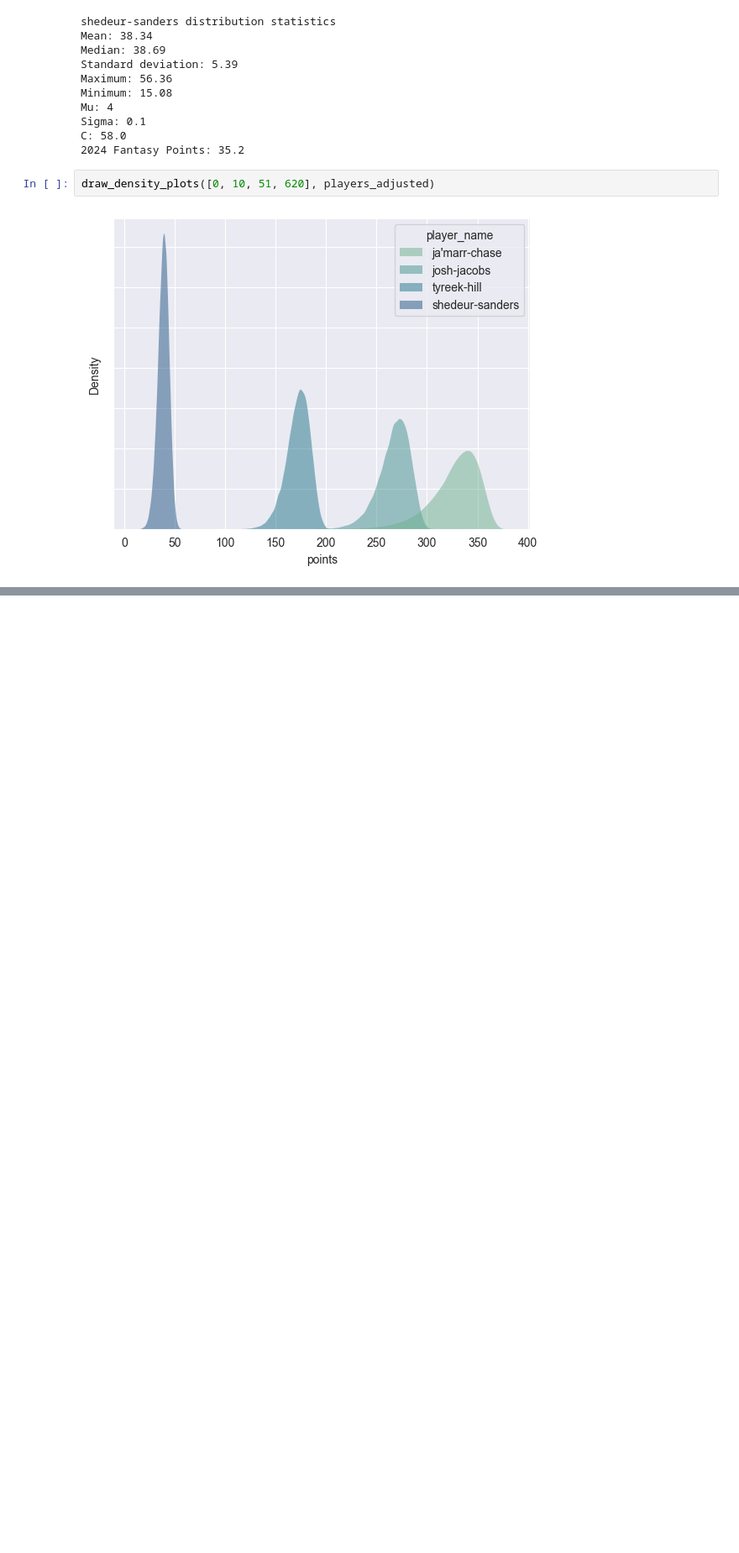
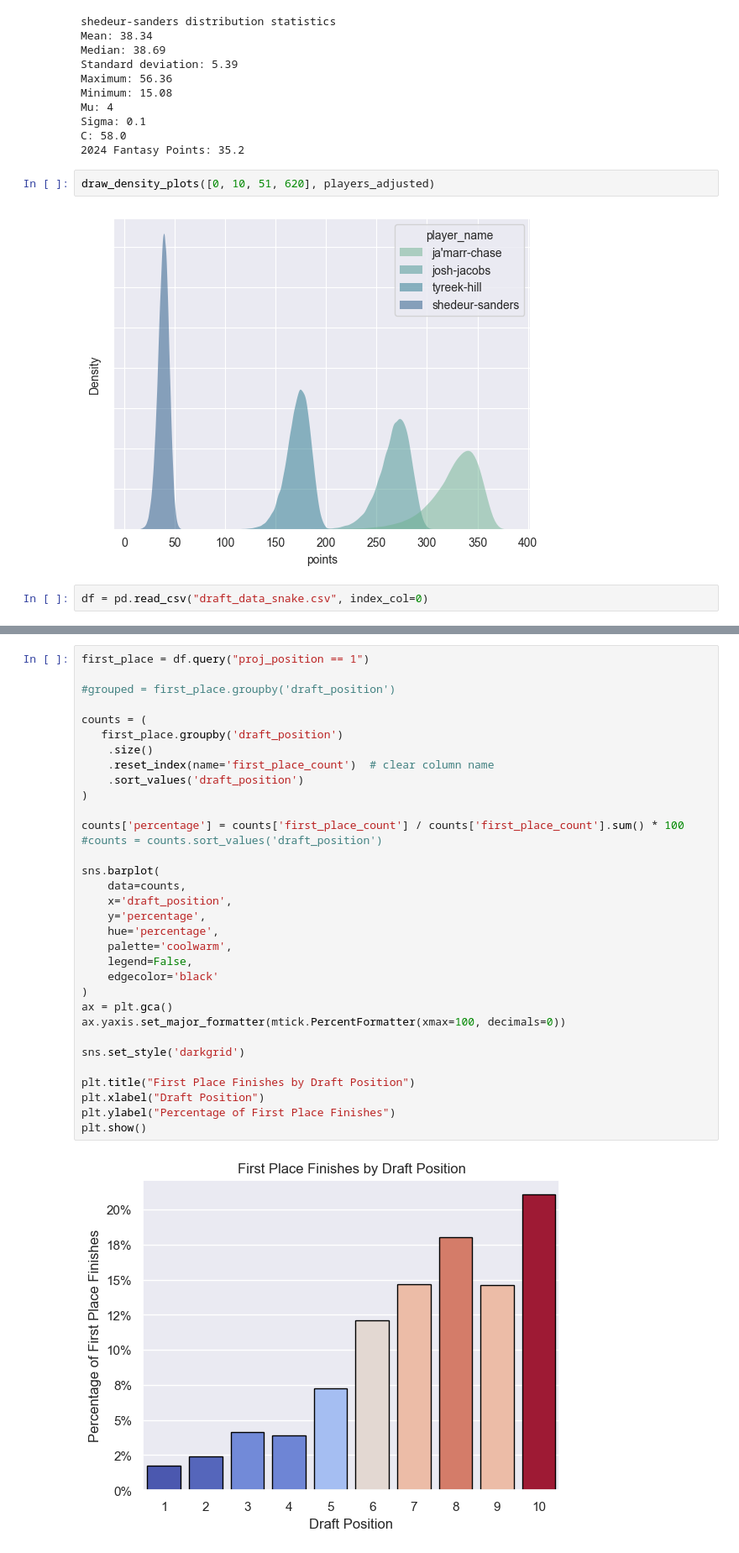
Before and after one commit to lukebernier/monte-carlo, a Jupyter notebook: draft_monte_carlo.ipynb, the cells around one changed output, grey strips where cells are left out. Shown at 84% size. Saved outputs shown, nothing was run; the diff lists cells and outputs as text; blank space fills up the shorter version.

Commit message:
added more visualizations

```diff
--- a/draft_monte_carlo.ipynb
+++ b/draft_monte_carlo.ipynb
@@ -596,3 +635,5 @@ C: 58.0
 draw_density_plots([0, 10, 51, 620], players_adjusted)
 # %% [output]
 [figure]
+# %%
+df = pd.read_csv("draft_data_snake.csv", index_col=0)
@@ -598,0 +678,35 @@ draw_density_plots([0, 10, 51, 620], players_adjusted)
+# %%
+first_place = df.query("proj_position == 1")
+
+#grouped = first_place.groupby('draft_position')
+
+counts = (
+   first_place.groupby('draft_position')
+    .size()
+    .reset_index(name='first_place_count')  # clear column name
+    .sort_values('draft_position')
+)
+
+counts['percentage'] = counts['first_place_count'] / counts['first_place_count'].sum() * 100
+#counts = counts.sort_values('draft_position')
+
+sns.barplot(
+    data=counts,
+    x='draft_position',
+    y='percentage',
+    hue='percentage',
+    palette='coolwarm',
+    legend=False,
+    edgecolor='black'
+)
+ax = plt.gca()
+ax.yaxis.set_major_formatter(mtick.PercentFormatter(xmax=100, decimals=0))
+
+sns.set_style('darkgrid')
+
+plt.title("First Place Finishes by Draft Position")
+plt.xlabel("Draft Position")
+plt.ylabel("Percentage of First Place Finishes")
+plt.show()
+# %% [output]
+[figure, added]
```
Also changed, not shown: parts of 12 cells of this notebook, 2 other files.
